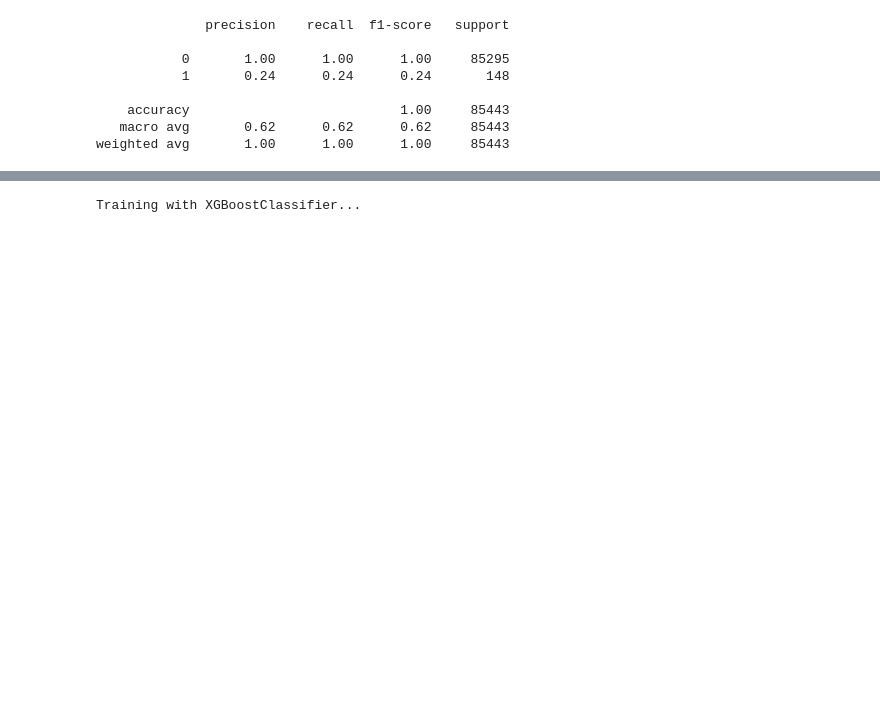
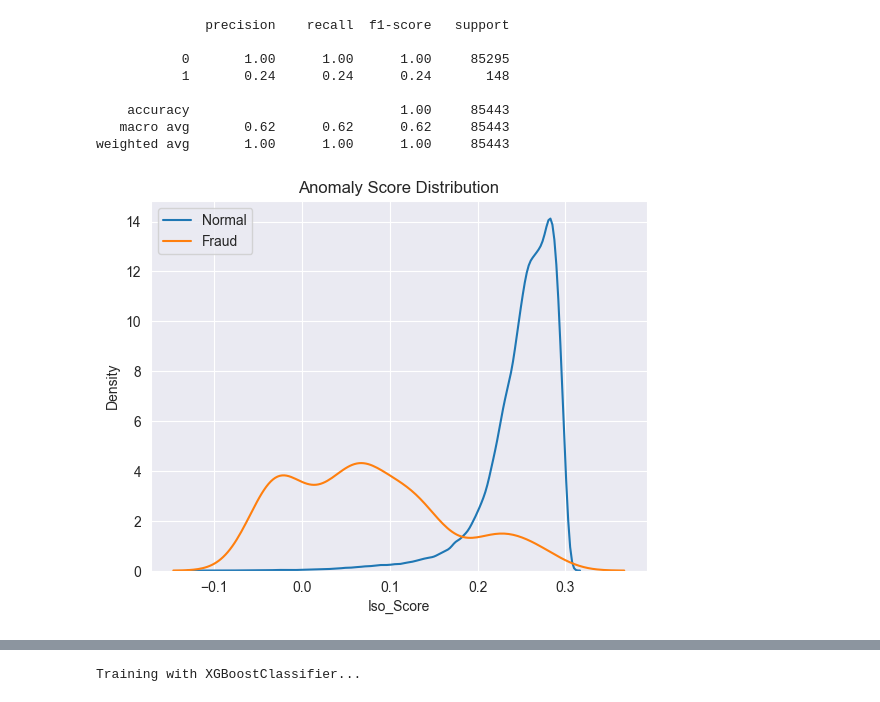
Before and after one commit to eyyupkln/ML-Mini-Projects, a Jupyter notebook: IsolationForest/IsolationForest.ipynb, the cells around one changed output, grey strips where cells are left out. Saved outputs shown, nothing was run; the diff lists cells and outputs as text; code cells hidden in the pictures; blank space fills up the shorter version.

```diff
--- a/IsolationForest/IsolationForest.ipynb
+++ b/IsolationForest/IsolationForest.ipynb
@@ -155,3 +157,19 @@ weighted avg       1.00      1.00      1.00     85443
+# %%
+sns.kdeplot(
+    df[df["Class"]==0]["Iso_Score"],
+    label="Normal"
+)
+
+sns.kdeplot(
+    df[df["Class"]==1]["Iso_Score"],
+    label="Fraud"
+)
+
+plt.legend()
+plt.title("Anomaly Score Distribution")
+plt.show()
+# %% [output]
+[figure, added]
 # %%
 train_anomaly_scores = iso.decision_function(X_train)
 test_anomaly_scores = iso.decision_function(X_test)
```
Also changed, not shown: parts of 15 cells of this notebook, 1 other file.
